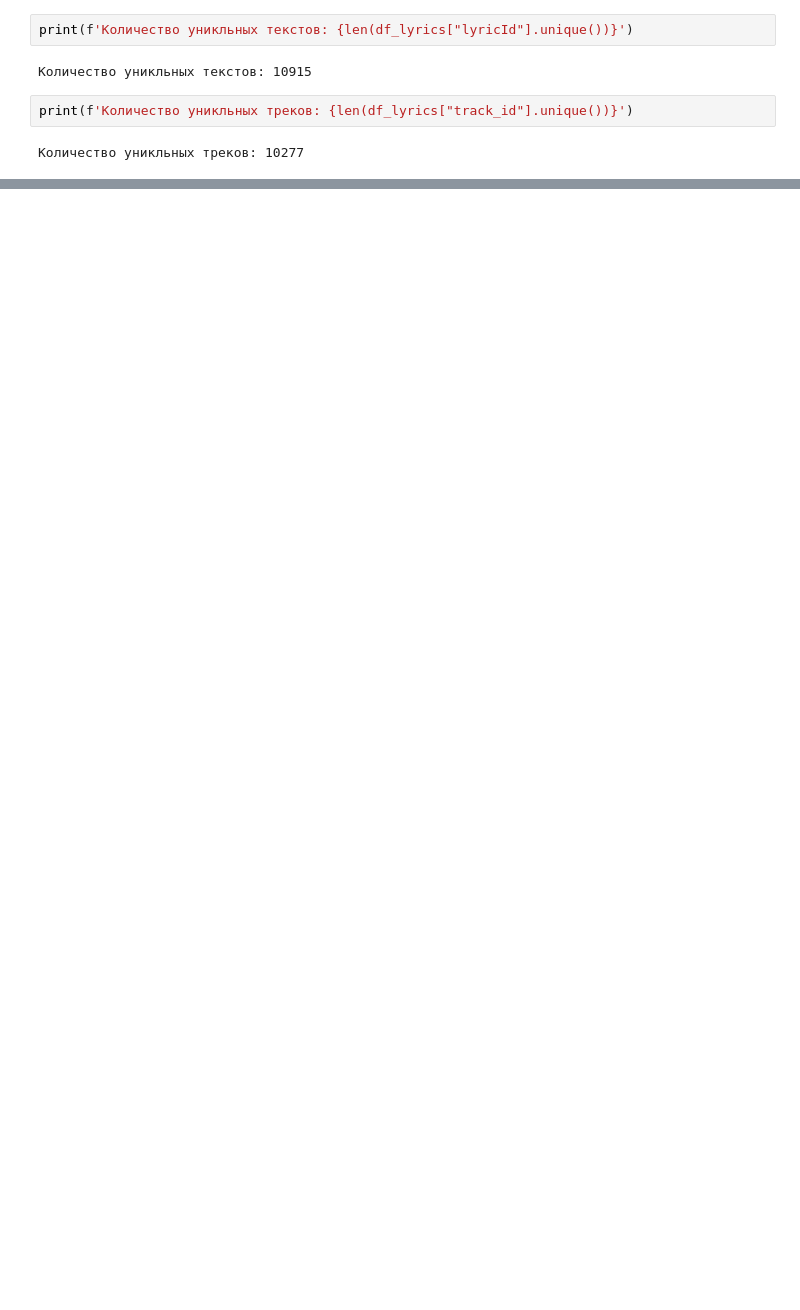
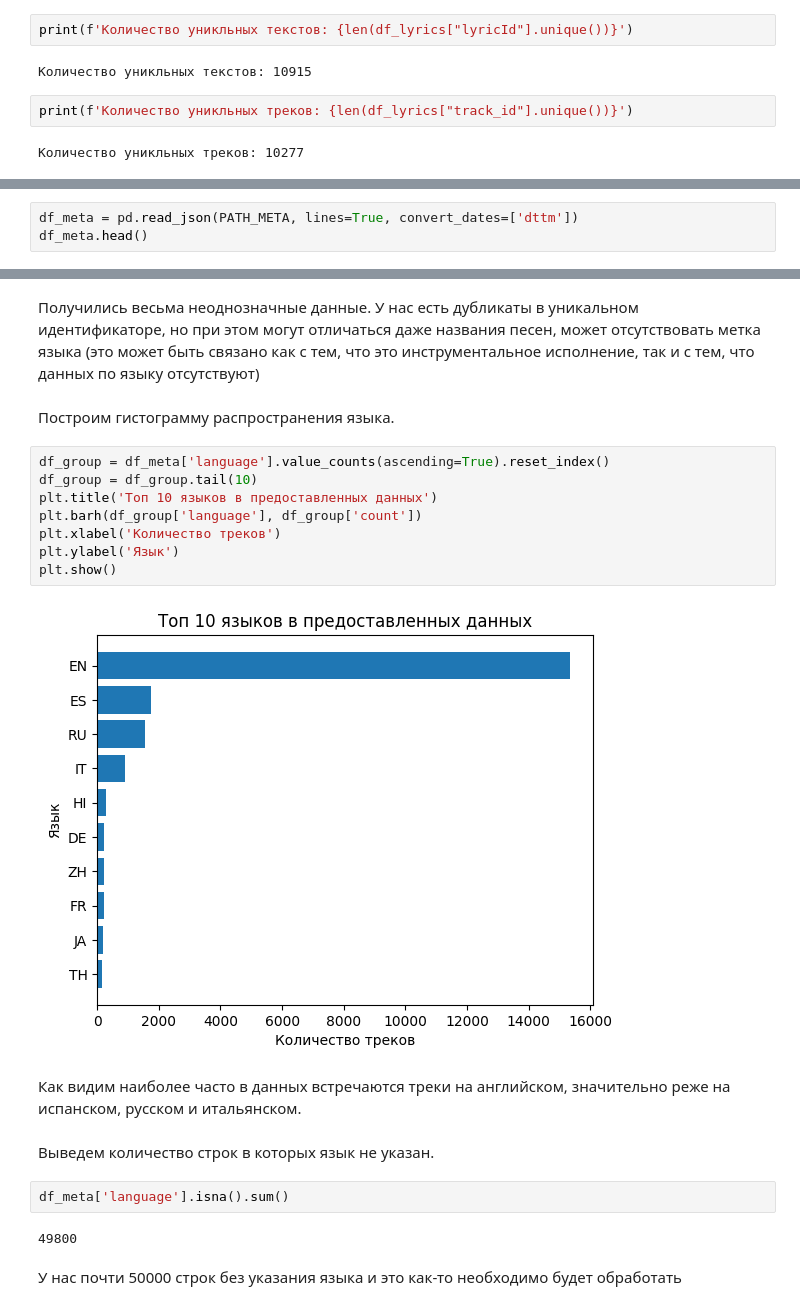
Before and after one commit to Musical-Detectives-Team/hakaton_yandex_music, a Jupyter notebook: EDA.ipynb, the cells around one changed output, grey strips where cells are left out. Saved outputs shown, nothing was run; the diff lists cells and outputs as text; blank space fills up the shorter version.

```diff
--- a/EDA.ipynb
+++ b/EDA.ipynb
@@ -202,0 +264,3 @@ len(df_ununic['track_id'].unique())
+# %%
+df_meta = pd.read_json(PATH_META, lines=True, convert_dates=['dttm'])
+df_meta.head()
@@ -202,0 +298,24 @@ len(df_ununic['track_id'].unique())
+# %% [markdown]
+Получились весьма неоднозначные данные. У нас есть дубликаты в уникальном идентификаторе, но при этом могут отличаться даже названия песен, может отсутствовать метка языка (это может быть связано как с тем, что это инструментальное исполнение, так и с тем, что данных по языку отсутствуют)
+# %% [markdown]
+Построим гистограмму распространения языка.
+# %%
+df_group = df_meta['language'].value_counts(ascending=True).reset_index()
+df_group = df_group.tail(10)
+plt.title('Топ 10 языков в предоставленных данных')
+plt.barh(df_group['language'], df_group['count'])
+plt.xlabel('Количество треков')
+plt.ylabel('Язык')
+plt.show()
+# %% [output]
+[figure, added]
+# %% [markdown]
+Как видим наиболее часто в данных встречаются треки на английском, значительно реже на испанском, русском и итальянском.
+# %% [markdown]
+Выведем количество строк в которых язык не указан.
+# %%
+df_meta['language'].isna().sum()
+# %% [output]
+49800
+# %% [markdown]
+У нас почти 50000 строк без указания языка и это как-то необходимо будет обработать
```
Also changed, not shown: parts of 47 cells of this notebook.
